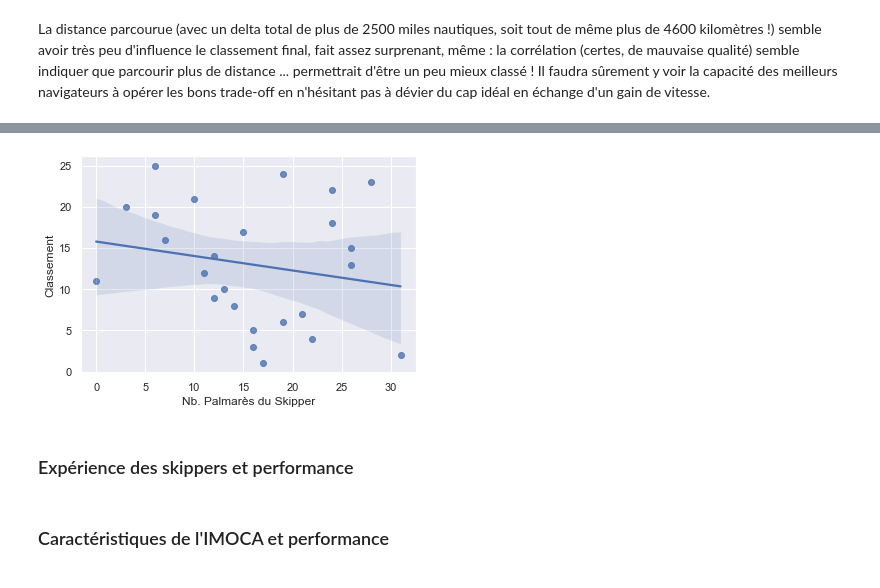
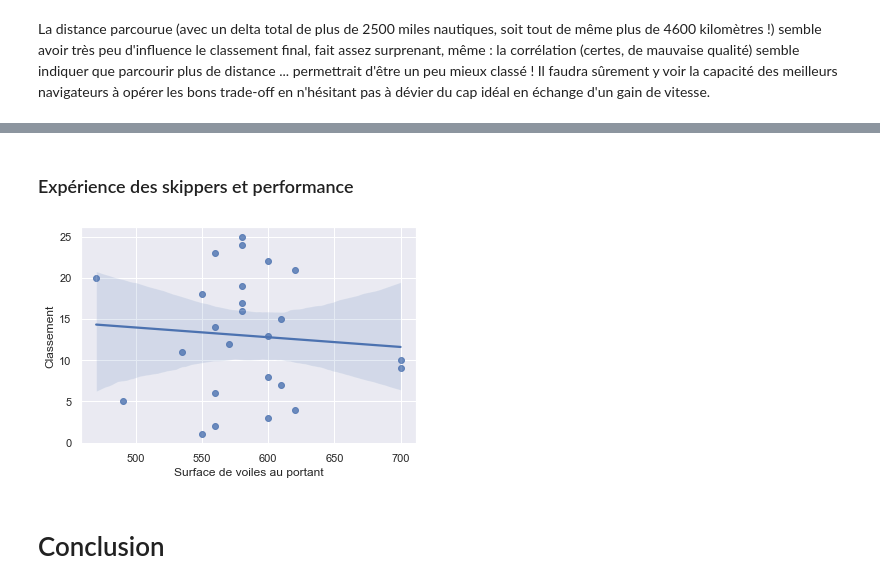
Before and after one commit to Kit-Data-Science-Telecom-2021-2022/KitDB_Roland_Schwartz, a Jupyter notebook: Projet_final/Notebook_Vendee_Globe_v4.ipynb, the cells around one changed output, grey strips where cells are left out. Cells and saved outputs as stored; diff of their text form; code cells hidden in the pictures.

```diff
--- a/Projet_final/Notebook_Vendee_Globe_v4.ipynb
+++ b/Projet_final/Notebook_Vendee_Globe_v4.ipynb
@@ -877,8 +876,8 @@ sns.displot(df_boat_merged, x="Age du Skipper", hue="Classement")
-# %%
-sns.regplot(x="Nb. Palmarès du Skipper", y="Classement", data=df_boat_merged);
-# %% [output]
-[figure, old version]
 # %% [markdown]
 ### Expérience des skippers et performance
+# %%
+sns.regplot(x="Surface de voiles au portant", y="Classement", data=df_boat_merged);
+# %% [output]
+[figure, new version]
 # %% [markdown]
-### Caractéristiques de l'IMOCA et performance
+# Conclusion
```
Also changed, not shown: parts of 4 cells of this notebook.
